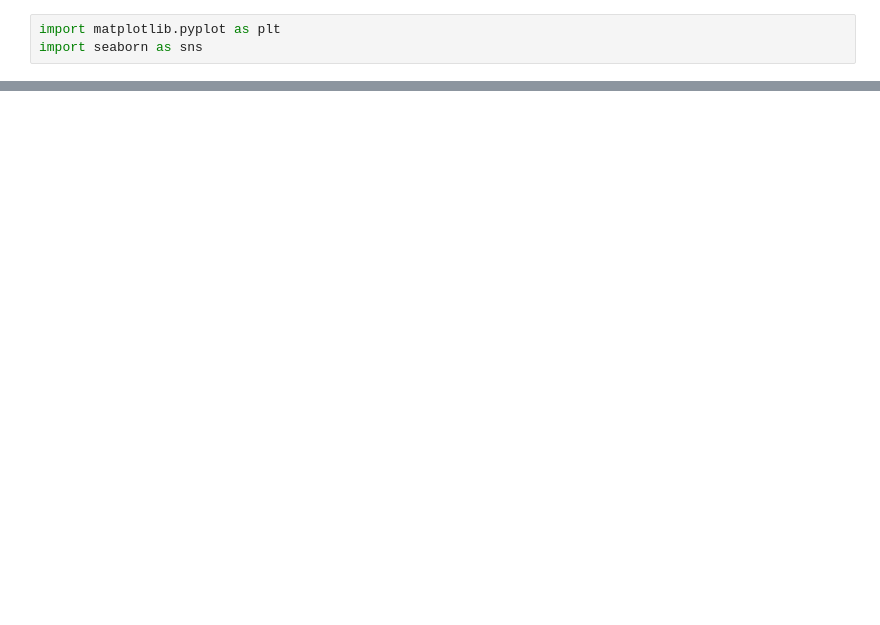
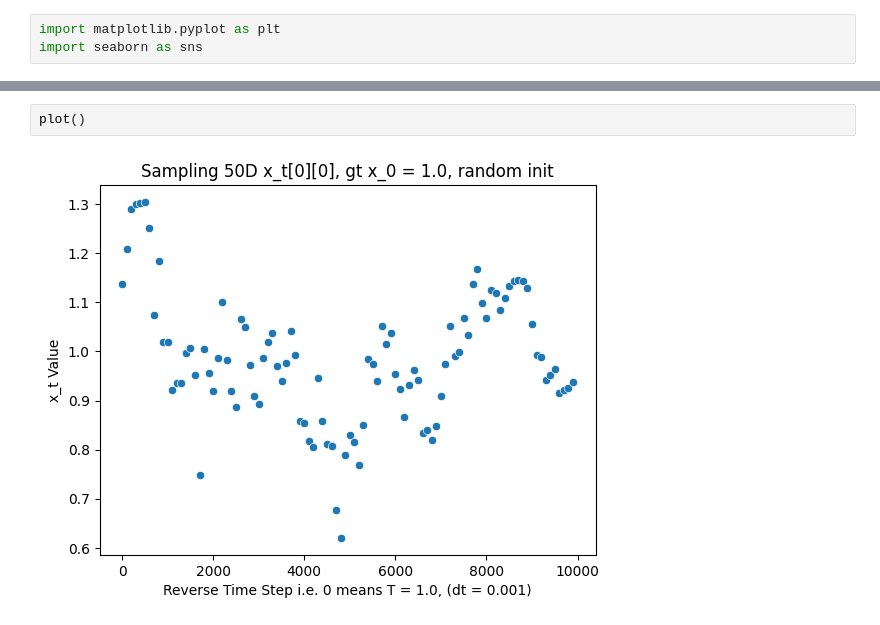
Before and after one commit to imahabub/scdiff, a Jupyter notebook: notebooks/6.29.23.just_mlp_KD.ipynb, the cells around one changed output, grey strips where cells are left out. Cells and saved outputs as stored; diff of their text form; blank space fills up the shorter version.

```diff
--- a/notebooks/6.29.23.just_mlp_KD.ipynb
+++ b/notebooks/6.29.23.just_mlp_KD.ipynb
@@ -677,0 +715,4 @@ Text(0.5, 1.0, 'Sampling x_t from learned reverse process, gt x_0 = 1.0, random
+# %%
+plot()
+# %% [output]
+[figure, added]
```
Also changed, not shown: parts of 10 cells of this notebook, 5 other files.
